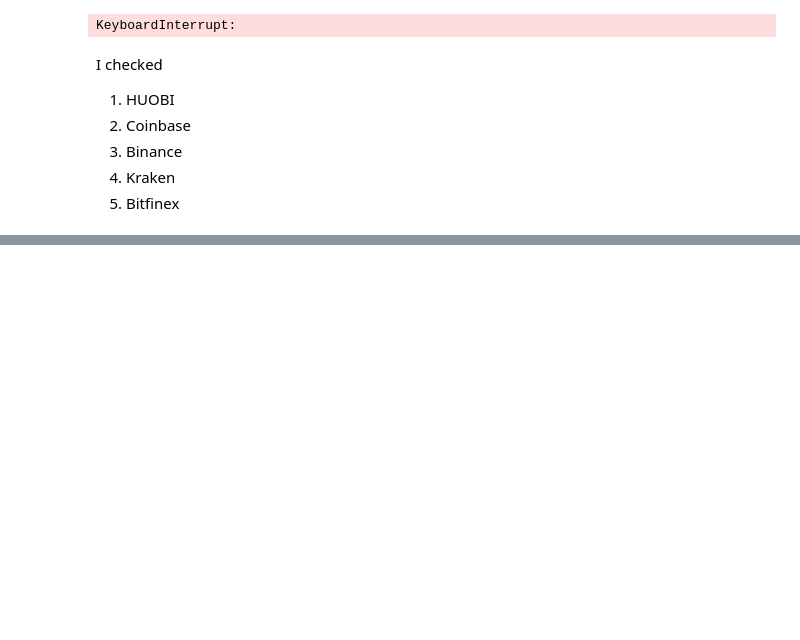
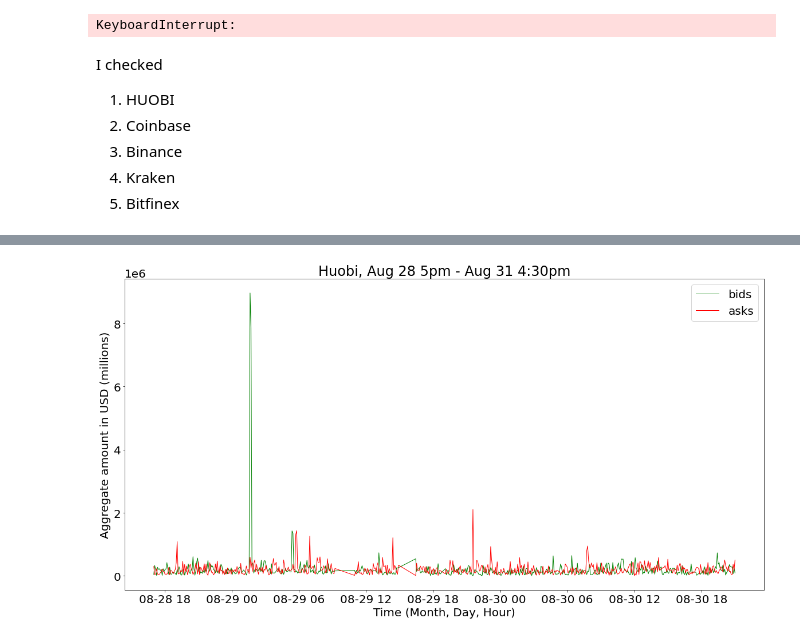
Before and after one commit to Daikezu/DigitalAssetLiquidity, a Jupyter notebook: cryptoLiquidity.ipynb, the cells around one changed output, grey strips where cells are left out. Saved outputs shown, nothing was run; the diff lists cells and outputs as text; code cells hidden in the pictures; blank space fills up the shorter version.

```diff
--- a/cryptoLiquidity.ipynb
+++ b/cryptoLiquidity.ipynb
@@ -344,0 +187,16 @@ plt.savefig('./figures/' + marketname + '_timeseries.png', dpi=300)
+# %%
+#Kraken
+df_kraken_timeline = pd.DataFrame(columns=['time', 'ask_volume', 'bid_volume', 'ask_avg_price', 'bid_avg_price'])
+
+temporary_list = []
+
+for filename in os.listdir('./kraken/'):
+    with open('./kraken/' + filename, 'r') as f:
+        my_json = json.load(f)
+        asks_df, bids_df = asks_bids_kraken(my_json)
+        df = getRowOfData(asks_df, bids_df, f)
+        temporary_list.append(df)
+
+df_kraken_timeline = pd.concat(temporary_list)
+df_kraken_timeline = df_kraken_timeline.sort_values(by='time')
+df_kraken_timeline.to_csv('./data_csvs/kraken.csv')
@@ -344,0 +219,32 @@ plt.savefig('./figures/' + marketname + '_timeseries.png', dpi=300)
+# %%
+# def my_plot(df, marketname):
+for df, name in zip([df_coinbase_timeline, df_binance_timeline, df_huobi_timeline, df_bitfinex_timeline, df_kraken_timeline],
+                    ['Coinbase', 'Binance', 'Huobi', 'Bitfinex', 'Kraken']):
+
+    df = df_huobi_timeline
+    marketname = name
+    time = df['time']
+    bid = df['bid_volume']
+    ask = df['ask_volume']
+    #bid_avg = df['bid_avg_price']
+    #ask_avg = df['ask_avg_price']
+
+    fig= plt.gcf()
+    fig.set_size_inches(20,10)
+
+    plt.plot(time, bid, '-g', linewidth=1)
+    plt.plot(time, ask, '-r', linewidth=1)
+    plt.xlabel('Time (Month, Day, Hour)', fontsize= 20)
+    plt.ylabel('Aggregate amount in USD (millions)', fontsize= 20)
+    #plt.fill_between(time, bid, color='r', alpha=0.6)
+    #plt.fill_between(time, bid, ask, color='g', alpha=0.6)
+    # plt.fill_between(time, ask, bid, color='b', alpha=0.6)
+    plt.legend(['bids', 'asks'])
+    plt.title(str(marketname) + ', Aug 28 5pm - Aug 31 4:30pm')
+    plt.rc('font', size=20)
+    # plt.yscale('log')
+
+    # plt.show()
+    plt.savefig('./figures/' + marketname + '_timeseries.png', dpi=300)
+# %% [output]
+[figure, added]
```
Also changed, not shown: parts of 40 cells of this notebook, 38 other files.
